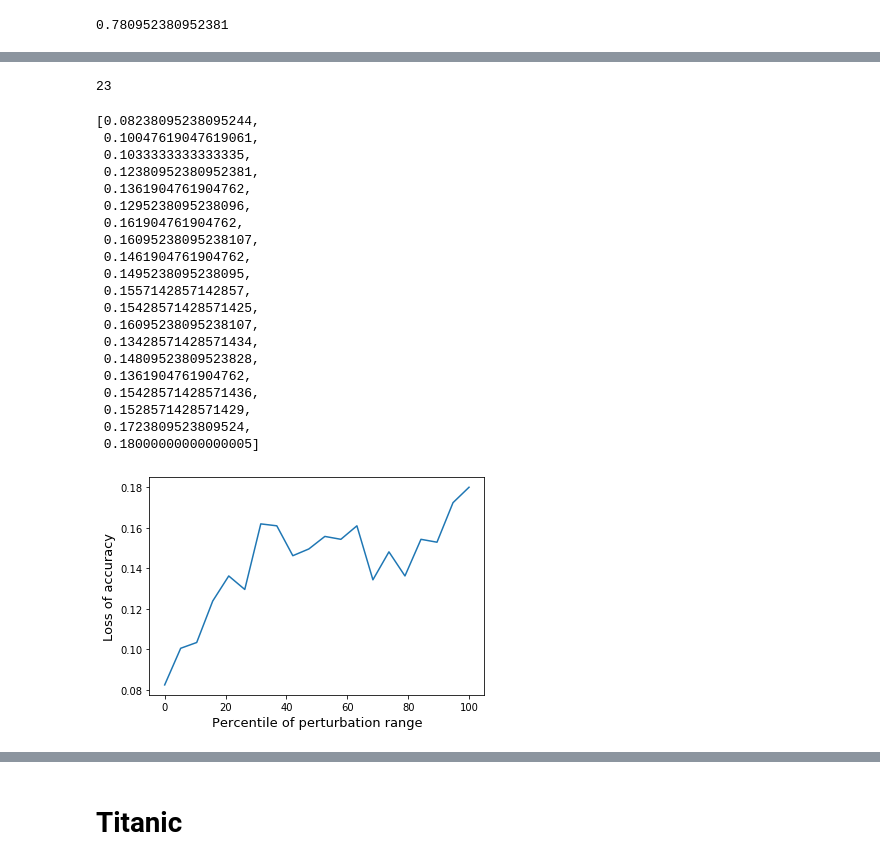
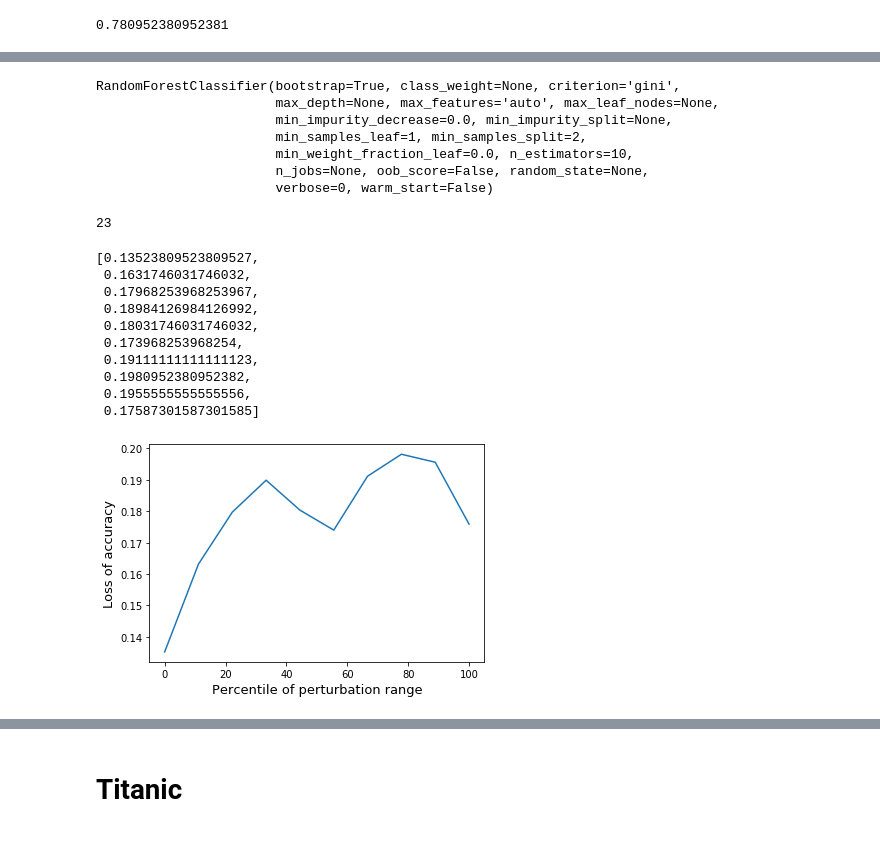
Before and after one commit to greghvk/ml_models_explainability, a Jupyter notebook: compare_frameworks.ipynb, the cells around one changed output, grey strips where cells are left out. Drawn from its saved outputs; the diff is of its cells as text; code cells hidden in the pictures.

```diff
--- a/compare_frameworks.ipynb
+++ b/compare_frameworks.ipynb
@@ -76,29 +76,52 @@ print(accuracy_score(f_y_test, fico_preds))
+# %%
+f_X_train1, f_X_test1, f_y_train1, f_y_test1 = train_test_split(fico_X, fico_y.values, test_size=0.01, random_state=42)
+
+f_forest1 = RandomForestClassifier()
+f_forest1.fit(f_X_train1, f_y_train1)
+
+f_X_train2, f_X_test2, f_y_train2, f_y_test2 = train_test_split(fico_X, fico_y.values, test_size=0.01, random_state=42)
+
+f_forest2 = RandomForestClassifier()
+f_forest2.fit(f_X_train2, f_y_train2)
+
+f_X_train3, f_X_test3, f_y_train3, f_y_test3 = train_test_split(fico_X, fico_y.values, test_size=0.01, random_state=42)
+
+f_forest3 = RandomForestClassifier()
+f_forest3.fit(f_X_train3, f_y_train3)
+
+f_X_train4, f_X_test4, f_y_train4, f_y_test4 = train_test_split(fico_X, fico_y.values, test_size=0.01, random_state=42)
+
+f_forest4 = RandomForestClassifier()
+f_forest4.fit(f_X_train4, f_y_train4)
+
+f_X_train5, f_X_test5, f_y_train5, f_y_test5 = train_test_split(fico_X, fico_y.values, test_size=0.01, random_state=42)
+
+f_forest5 = RandomForestClassifier()
+f_forest5.fit(f_X_train5, f_y_train5)
+# %% [output]
+RandomForestClassifier(bootstrap=True, class_weight=None, criterion='gini',
+                       max_depth=None, max_features='auto', max_leaf_nodes=None,
+                       min_impurity_decrease=0.0, min_impurity_split=None,
+                       min_samples_leaf=1, min_samples_split=2,
+                       min_weight_fraction_leaf=0.0, n_estimators=10,
+                       n_jobs=None, oob_score=False, random_state=None,
+                       verbose=0, warm_start=False)
 # %%
 len(f_X_test.iloc[0])
 # %% [output]
 23
 # %%
-examine_local_fidelity(fico_forest, f_X_test, f_y_test, framework='shap', count_per_step=20, epsilon=23, resolution=20)
+examine_local_fidelity(f_forest, f_X_test, f_y_test, framework='shap', count_per_step=15, epsilon=23, resolution=10)
 # %% [output]
-[0.08238095238095244,
- 0.10047619047619061,
- 0.1033333333333335,
- 0.12380952380952381,
- 0.1361904761904762,
- 0.1295238095238096,
- 0.161904761904762,
- 0.16095238095238107,
- 0.1461904761904762,
- 0.1495238095238095,
- 0.1557142857142857,
- 0.15428571428571425,
- 0.16095238095238107,
- 0.13428571428571434,
- 0.14809523809523828,
- 0.1361904761904762,
- 0.15428571428571436,
- 0.1528571428571429,
- 0.1723809523809524,
- 0.18000000000000005]
+[0.13523809523809527,
+ 0.1631746031746032,
+ 0.17968253968253967,
+ 0.18984126984126992,
+ 0.18031746031746032,
+ 0.173968253968254,
+ 0.19111111111111123,
+ 0.1980952380952382,
+ 0.1955555555555556,
+ 0.17587301587301585]
-[figure, old version]
+[figure, new version]
 # %%
```
Also changed, not shown: parts of 19 cells of this notebook, 1 other file.
